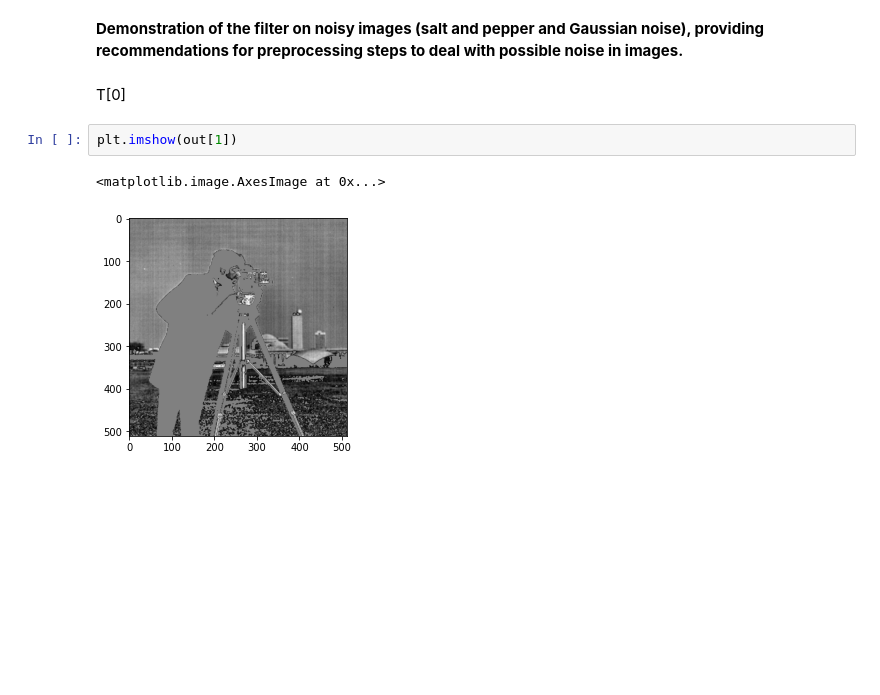
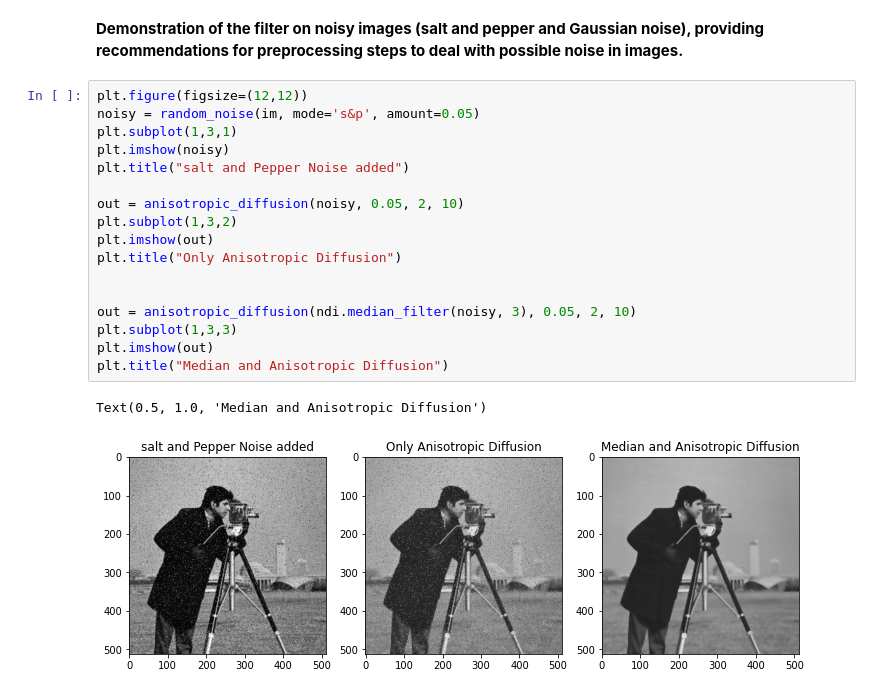
Before and after one commit to ShaneHoughton/anisotropic_diffusion, a Jupyter notebook: Project02.ipynb, the cells around one changed output. Saved outputs shown, nothing was run; the diff lists cells and outputs as text; blank space fills up the shorter version.

```diff
--- a/Project02.ipynb
+++ b/Project02.ipynb
@@ -162,9 +177,22 @@ plt.colorbar()
 # %% [markdown]
 **Demonstration of the filter on noisy images (salt and pepper and Gaussian noise), providing recommendations for preprocessing steps to deal with possible noise in images.**
-# %% [markdown]
-T[0]
-# %%
-plt.imshow(out[1])
-# %% [output]
-<matplotlib.image.AxesImage at 0x...>
-[figure, removed]
+# %%
+plt.figure(figsize=(12,12))
+noisy = random_noise(im, mode='s&p', amount=0.05)
+plt.subplot(1,3,1)
+plt.imshow(noisy)
+plt.title("salt and Pepper Noise added")
+
+out = anisotropic_diffusion(noisy, 0.05, 2, 10)
+plt.subplot(1,3,2)
+plt.imshow(out)
+plt.title("Only Anisotropic Diffusion")
+
+
+out = anisotropic_diffusion(ndi.median_filter(noisy, 3), 0.05, 2, 10)
+plt.subplot(1,3,3)
+plt.imshow(out)
+plt.title("Median and Anisotropic Diffusion")
+# %% [output]
+Text(0.5, 1.0, 'Median and Anisotropic Diffusion')
+[figure, added]
```
Also changed, not shown: parts of 12 cells of this notebook, 1 other file.
